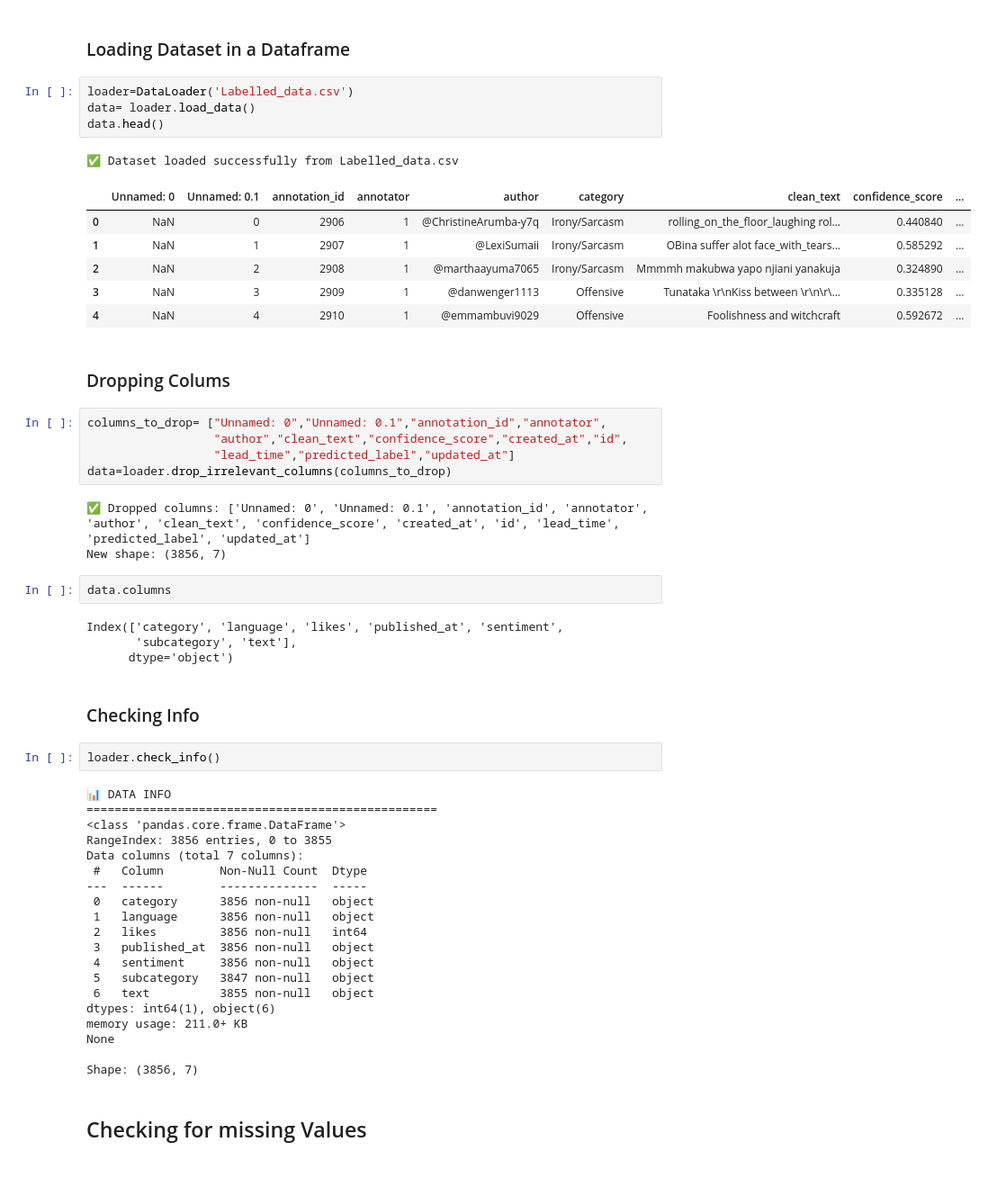
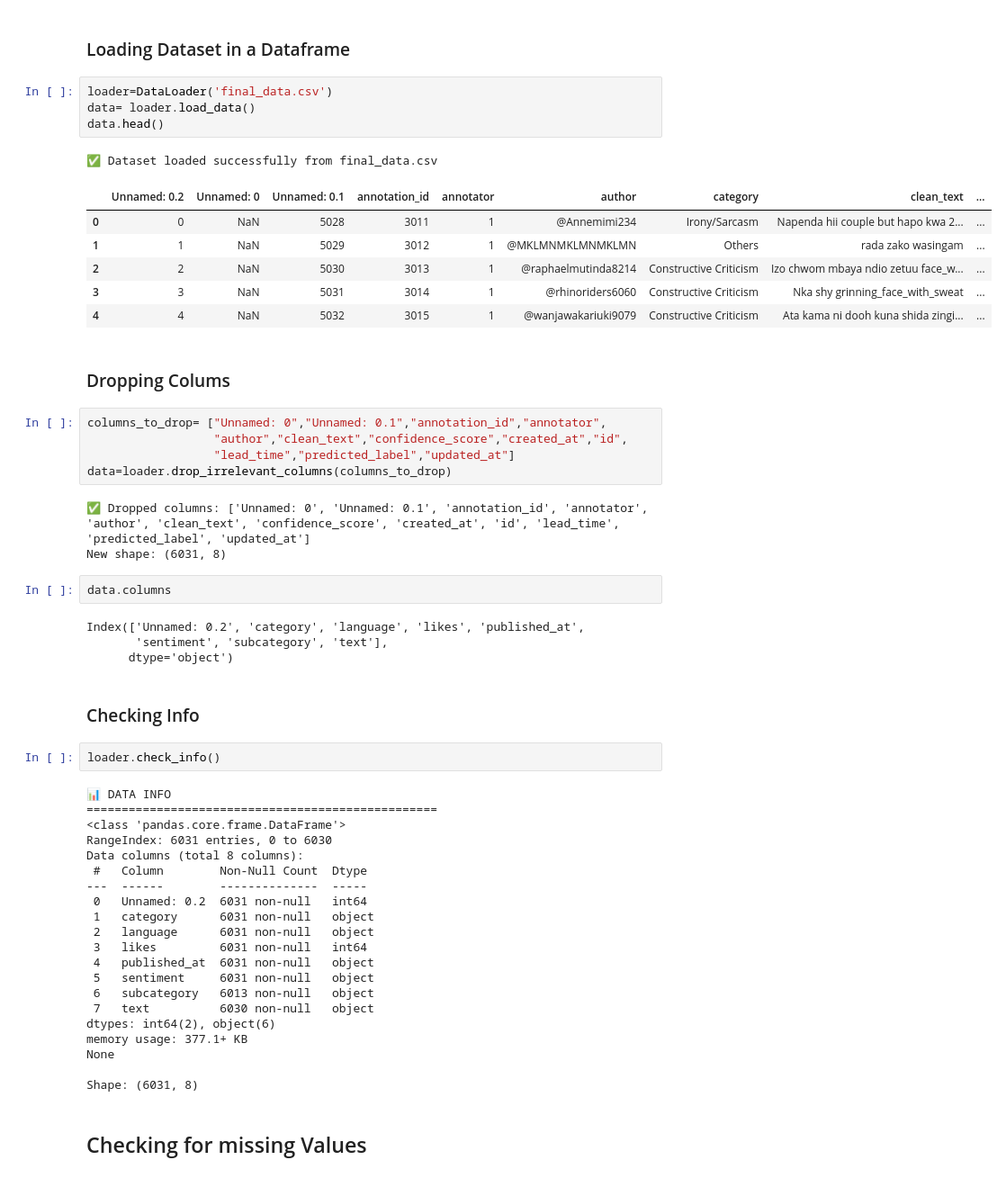
Before and after one commit to Stella-Kiarie/Cyber-Bullying-Detection, a Jupyter notebook: Notebooks/index.ipynb, the cells around one changed output. Shown at 90% size. Drawn from its saved outputs; the diff is of its cells as text.

```diff
--- a/Notebooks/index.ipynb
+++ b/Notebooks/index.ipynb
@@ -161,17 +161,17 @@ from Data_prep.eda import EDA
 # %% [markdown]
 ### Loading Dataset in a Dataframe
 # %%
-loader=DataLoader('Labelled_data.csv')
+loader=DataLoader('final_data.csv')
 data= loader.load_data()
 data.head()
 # %% [output]
-✅ Dataset loaded successfully from Labelled_data.csv
+✅ Dataset loaded successfully from final_data.csv
-|  | Unnamed: 0 | Unnamed: 0.1 | annotation_id | annotator | author | category | clean_text | confidence_score | ... |
-| 0 | NaN | 0 | 2906 | 1 | @ChristineArumba-y7q | Irony/Sarcasm | rolling_on_the_floor_laughing rol... | 0.440840 | ... |
-| 1 | NaN | 1 | 2907 | 1 | @LexiSumaii | Irony/Sarcasm | OBina suffer alot face_with_tears... | 0.585292 | ... |
-| 2 | NaN | 2 | 2908 | 1 | @marthaayuma7065 | Irony/Sarcasm | Mmmmh makubwa yapo njiani yanakuja | 0.324890 | ... |
-| 3 | NaN | 3 | 2909 | 1 | @danwenger1113 | Offensive | Tunataka \r\nKiss between \r\n\r\... | 0.335128 | ... |
-| 4 | NaN | 4 | 2910 | 1 | @emmambuvi9029 | Offensive | Foolishness and witchcraft | 0.592672 | ... |
+|  | Unnamed: 0.2 | Unnamed: 0 | Unnamed: 0.1 | annotation_id | annotator | author | category | clean_text | ... |
+| 0 | 0 | NaN | 5028 | 3011 | 1 | @Annemimi234 | Irony/Sarcasm | Napenda hii couple but hapo kwa 2... | ... |
+| 1 | 1 | NaN | 5029 | 3012 | 1 | @MKLMNMKLMNMKLMN | Others | rada zako wasingam | ... |
+| 2 | 2 | NaN | 5030 | 3013 | 1 | @raphaelmutinda8214 | Constructive Criticism | Izo chwom mbaya ndio zetuu face_w... | ... |
+| 3 | 3 | NaN | 5031 | 3014 | 1 | @rhinoriders6060 | Constructive Criticism | Nka shy grinning_face_with_sweat | ... |
+| 4 | 4 | NaN | 5032 | 3015 | 1 | @wanjawakariuki9079 | Constructive Criticism | Ata kama ni dooh kuna shida zingi... | ... |
 # %% [markdown]
 ### Dropping Colums
 # %%
@@ -181,12 +181,12 @@ columns_to_drop= ["Unnamed: 0","Unnamed: 0.1","annotation_id","annotator",
 data=loader.drop_irrelevant_columns(columns_to_drop)
 # %% [output]
 ✅ Dropped columns: ['Unnamed: 0', 'Unnamed: 0.1', 'annotation_id', 'annotator', 'author', 'clean_text', 'confidence_score', 'created_at', 'id', 'lead_time', 'predicted_label', 'updated_at']
-New shape: (3856, 7)
+New shape: (6031, 8)
 # %%
 data.columns
 # %% [output]
-Index(['category', 'language', 'likes', 'published_at', 'sentiment',
-       'subcategory', 'text'],
+Index(['Unnamed: 0.2', 'category', 'language', 'likes', 'published_at',
+       'sentiment', 'subcategory', 'text'],
       dtype='object')
 # %% [markdown]
 ### Checking Info
@@ -196,22 +196,23 @@ loader.check_info()
 📊 DATA INFO
 ==================================================
 <class 'pandas.core.frame.DataFrame'>
-RangeIndex: 3856 entries, 0 to 3855
-Data columns (total 7 columns):
+RangeIndex: 6031 entries, 0 to 6030
+Data columns (total 8 columns):
  #   Column        Non-Null Count  Dtype
 ---  ------        --------------  -----
- 0   category      3856 non-null   object
- 1   language      3856 non-null   object
- 2   likes         3856 non-null   int64
- 3   published_at  3856 non-null   object
- 4   sentiment     3856 non-null   object
- 5   subcategory   3847 non-null   object
- 6   text          3855 non-null   object
-dtypes: int64(1), object(6)
-memory usage: 211.0+ KB
+ 0   Unnamed: 0.2  6031 non-null   int64
+ 1   category      6031 non-null   object
+ 2   language      6031 non-null   object
+ 3   likes         6031 non-null   int64
+ 4   published_at  6031 non-null   object
+ 5   sentiment     6031 non-null   object
+ 6   subcategory   6013 non-null   object
+ 7   text          6030 non-null   object
+dtypes: int64(2), object(6)
+memory usage: 377.1+ KB
 None
 
-Shape: (3856, 7)
+Shape: (6031, 8)
 # %% [markdown]
 ## Checking for missing Values
 # %%
```
Also changed, not shown: parts of 25 cells of this notebook, 10 other files.
